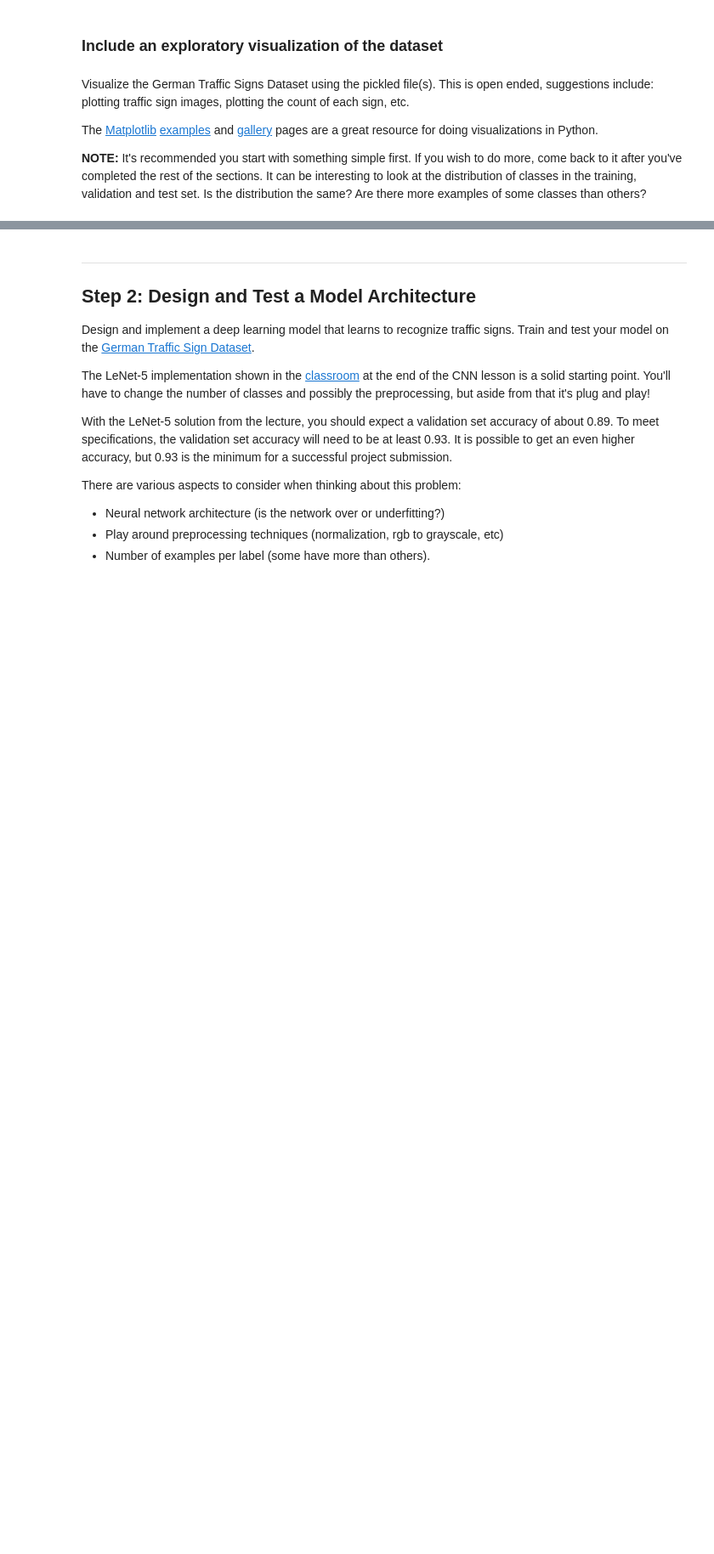
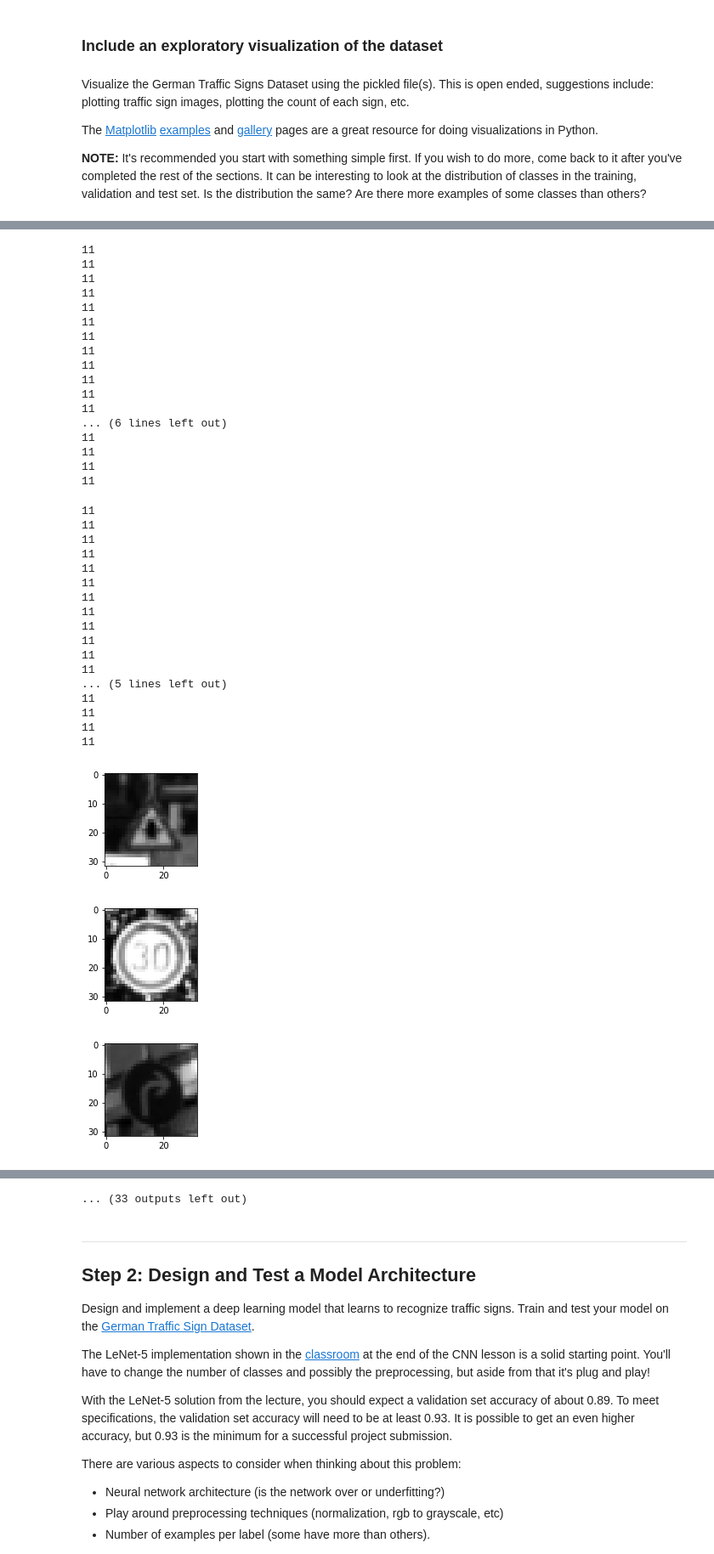
Before and after one commit to mfts/CarND-Traffic-Sign-Classifier-Project, a Jupyter notebook: Traffic_Sign_Classifier.ipynb, the cells around one changed output, grey strips where cells are left out. Shown: that part at 85% size. Drawn from its saved outputs; the diff is of its cells as text; code cells hidden in the pictures; blank space fills up the shorter version.

```diff
--- a/Traffic_Sign_Classifier.ipynb
+++ b/Traffic_Sign_Classifier.ipynb
@@ -125,0 +136,46 @@ plt.show()
+# %%
+# print all images
+
+for i in range(n_classes):
+    image = X_train[i].squeeze()
+    plt.figure(figsize=(2,2))
+    plt.imshow(image, cmap="gray")
+    print(y_train[index])
+# %% [output]
+11
+11
+11
+11
+11
+11
+11
+11
+11
+11
+11
+11
+... (6 lines left out)
+11
+11
+11
+11
+11
+11
+11
+11
+11
+11
+11
+11
+11
+11
+11
+11
+... (5 lines left out)
+11
+11
+11
+11
+[figure, added]
+[figure, added]
+[figure, added]
@@ -126,3 +189,4 @@ plt.show()
+... (33 outputs left out)
 # %% [markdown]
 ----
 
```
Also changed, not shown: parts of 15 cells of this notebook, 3 other files.
